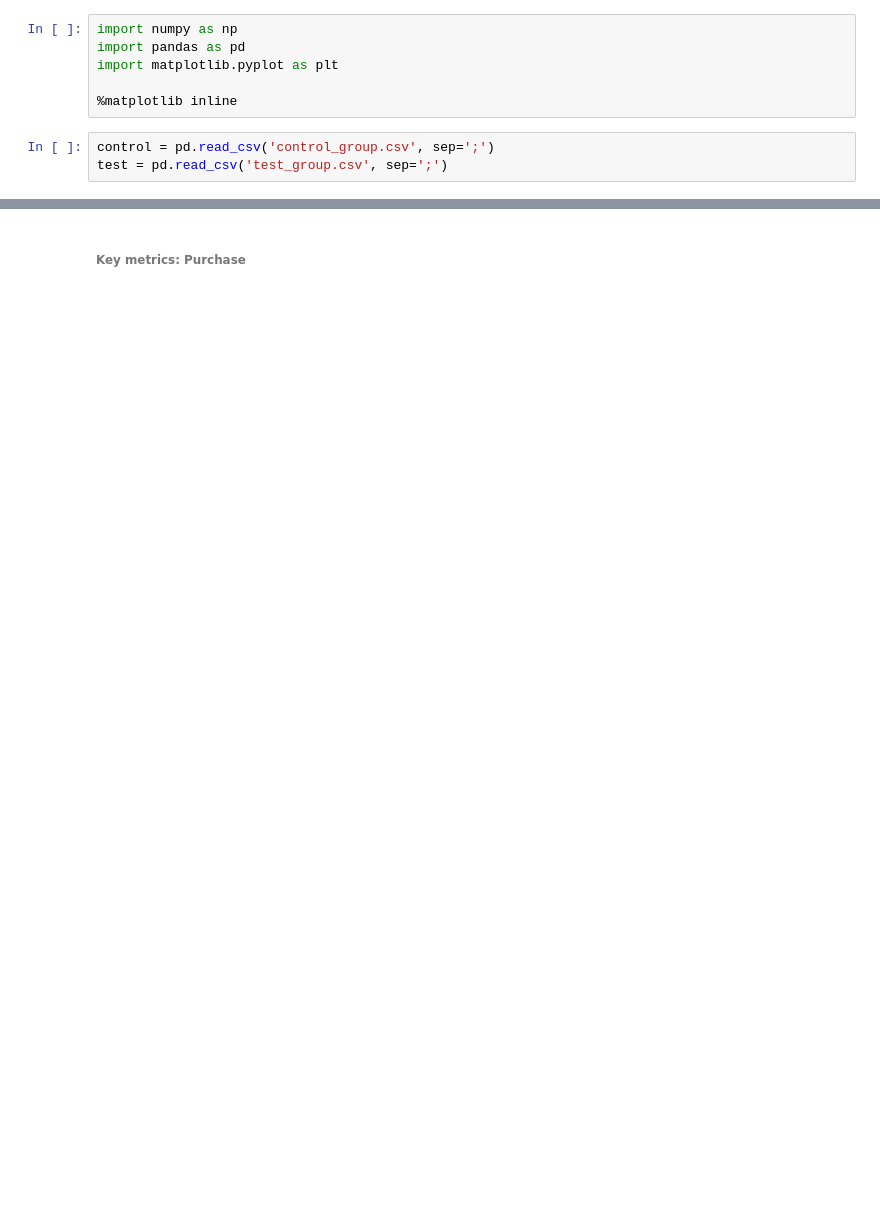
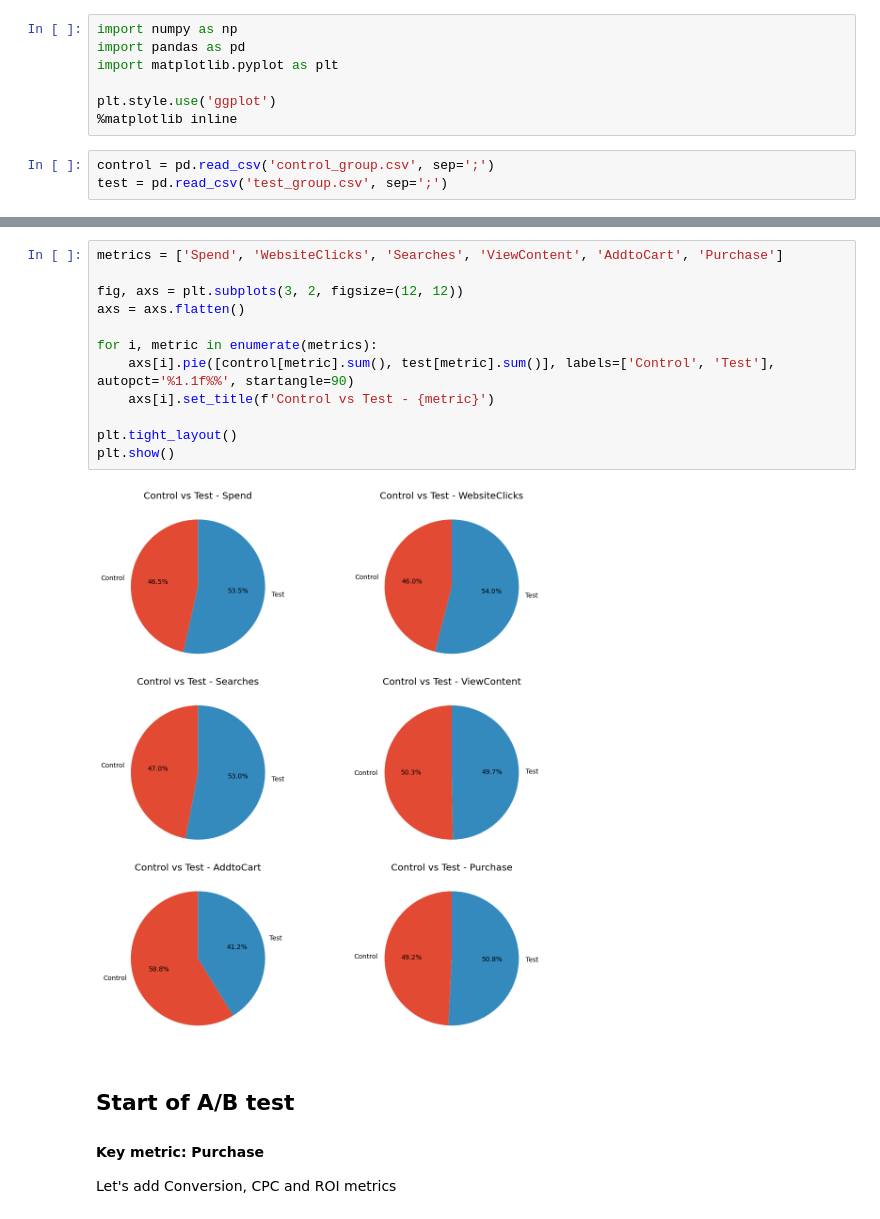
Before and after one commit to ivio05/Online_Shop_AB-testing, a Jupyter notebook: AB_online_shop.ipynb, the cells around one changed output, grey strips where cells are left out. Saved outputs shown, nothing was run; the diff lists cells and outputs as text; blank space fills up the shorter version.

```diff
--- a/AB_online_shop.ipynb
+++ b/AB_online_shop.ipynb
@@ -3,6 +30,7 @@ import numpy as np
 import pandas as pd
 import matplotlib.pyplot as plt
 
+plt.style.use('ggplot')
 %matplotlib inline
 # %%
 control = pd.read_csv('control_group.csv', sep=';')
@@ -51,5 +79,22 @@ test.describe()
 | 50% | 2584.000000 | 68853.500000 | 44219.500000 | 6242.500000 | 2395.500000 | 1881.000000 | 974.000000 | 500.000000 |
 | 75% | 2836.250000 | 99500.000000 | 78778.750000 | 7604.750000 | 2801.250000 | 2412.000000 | 1148.500000 | 701.000000 |
 | max | 3112.000000 | 133771.000000 | 109834.000000 | 8264.000000 | 2978.000000 | 2801.000000 | 1391.000000 | 890.000000 |
+# %%
+metrics = ['Spend', 'WebsiteClicks', 'Searches', 'ViewContent', 'AddtoCart', 'Purchase']
+
+fig, axs = plt.subplots(3, 2, figsize=(12, 12))
+axs = axs.flatten()
+
+for i, metric in enumerate(metrics):
+    axs[i].pie([control[metric].sum(), test[metric].sum()], labels=['Control', 'Test'], autopct='%1.1f%%', startangle=90)
+    axs[i].set_title(f'Control vs Test - {metric}')
+
+plt.tight_layout()
+plt.show()
+# %% [output]
+[figure, added]
 # %% [markdown]
-<h6> Key metrics: Purchase<h6>
+<h2> Start of A/B test</h2>
+<h4> Key metric: Purchase</h4>
+
+Let's add Conversion, CPC and ROI metrics
```
Also changed, not shown: parts of 11 cells of this notebook.
